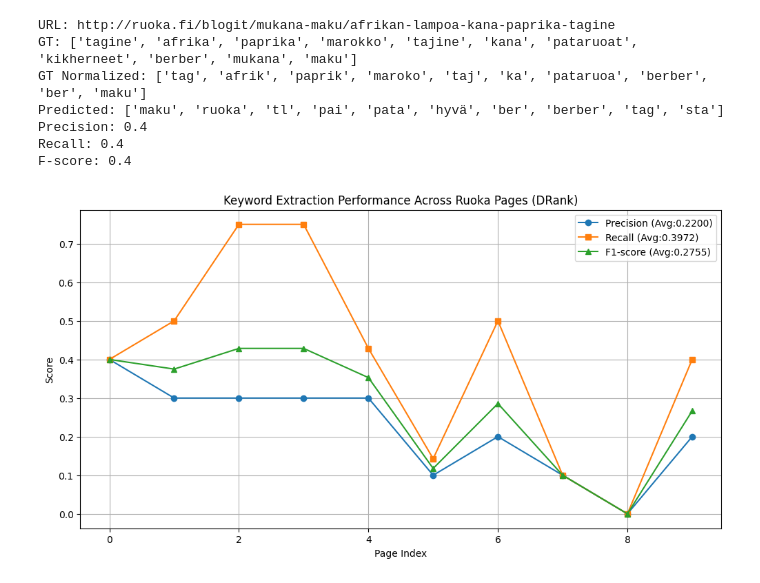
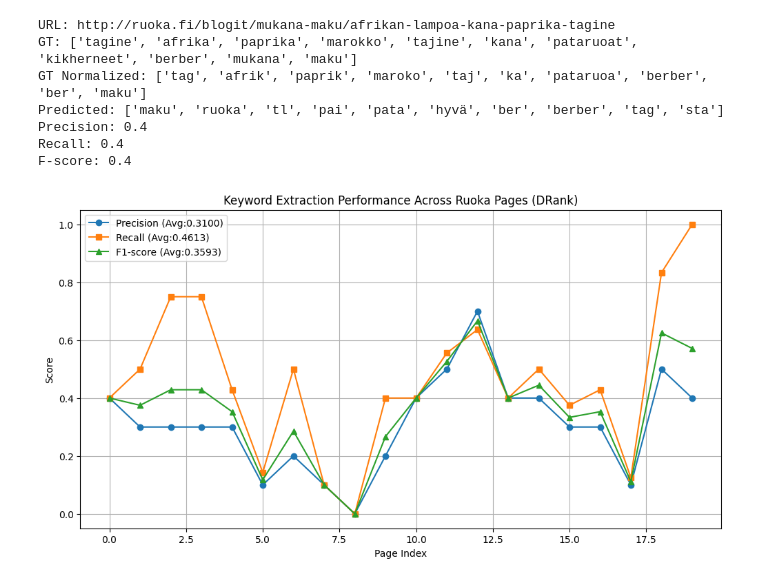
Before and after one commit to Muditha-Kumara/dataAnalytics, a Jupyter notebook: toFinalReport/ruoka/DRank_ruoka.ipynb, the cells around one changed output. Saved outputs shown, nothing was run; the diff lists cells and outputs as text; code cells hidden in the pictures.

Commit message:
configuring graph

```diff
--- a/toFinalReport/ruoka/DRank_ruoka.ipynb
+++ b/toFinalReport/ruoka/DRank_ruoka.ipynb
@@ -360,22 +360,49 @@ F-score: 0.4
 # %%
 # Visualize and compare performance for DRank
 import matplotlib.pyplot as plt
+import os
+import pandas as pd
+
 results = []
-for i in range(10):
+for i in range(20):
     case = run_single_case_drank(index=i, k=10, window_size=6)
     results.append(case)
 dataset_precisions = [r['precision'] for r in results]
 dataset_recalls = [r['recall'] for r in results]
 dataset_f1s = [r['f_score'] for r in results]
+
 plt.figure(figsize=(12, 6))
 plt.plot(dataset_precisions, label='Precision (Avg:{0:.4f})'.format(sum(dataset_precisions)/len(dataset_precisions)), marker='o')
 plt.plot(dataset_recalls, label='Recall (Avg:{0:.4f})'.format(sum(dataset_recalls)/len(dataset_recalls)), marker='s')
 plt.plot(dataset_f1s, label='F1-score (Avg:{0:.4f})'.format(sum(dataset_f1s)/len(dataset_f1s)), marker='^')
 plt.xlabel('Page Index')
 plt.ylabel('Score')
 plt.title('Keyword Extraction Performance Across Ruoka Pages (DRank)')
 plt.legend()
 plt.grid(True)
+
+# Export graph as image
+results_dir = '../Results'
+os.makedirs(results_dir, exist_ok=True)
+image_path = os.path.join(results_dir, 'DRank_ruoka.png')
+plt.savefig(image_path)
 plt.show()
+
+# Update results.csv
+csv_path = os.path.join(results_dir, 'results.csv')
+method = 'DRank_ruoka'
+avg_precision = round(sum(dataset_precisions)/len(dataset_precisions), 4)
+avg_recall = round(sum(dataset_recalls)/len(dataset_recalls), 4)
+avg_f1 = round(sum(dataset_f1s)/len(dataset_f1s), 4)
+
+row = {'DataSet': method, 'Precision': avg_precision, 'Recall': avg_recall, 'F1-score': avg_f1, 'Evaluated Pages': len(results)}
+
+if os.path.exists(csv_path) and os.path.getsize(csv_path) > 0:
+    df = pd.read_csv(csv_path)
+    df = df[df['DataSet'] != method]
+    df = pd.concat([df, pd.DataFrame([row])], ignore_index=True)
+else:
+    df = pd.DataFrame([row])
+df.to_csv(csv_path, index=False)
 # %% [output]
-[figure, old version]
+[figure, new version]
```
Also changed, not shown: 10 other files.
